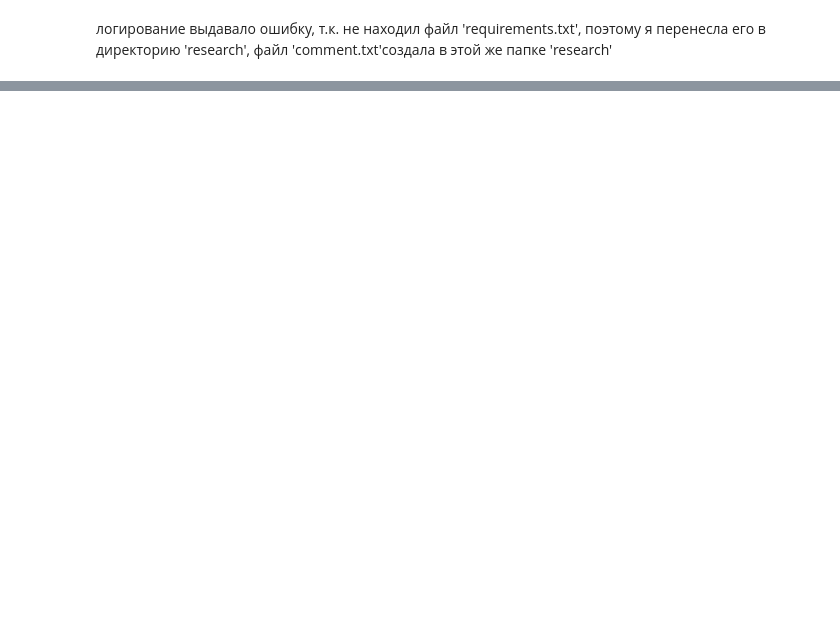
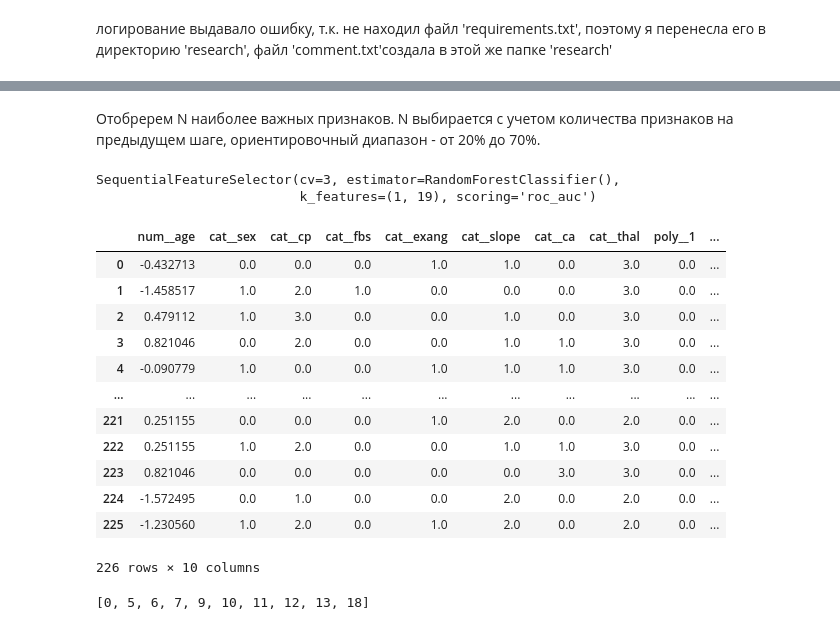
Before and after one commit to ShasherinaAV/lab_IIS, a Jupyter notebook: research/research.ipynb, the cells around one changed output, grey strips where cells are left out. Saved outputs shown, nothing was run; the diff lists cells and outputs as text; code cells hidden in the pictures; blank space fills up the shorter version.

```diff
--- a/research/research.ipynb
+++ b/research/research.ipynb
@@ -263,0 +345,2 @@ array([[1.0000e+00, 5.1000e+01, 1.4200e+02, 2.6010e+03, 7.2420e+03,
+# %% [markdown]
+Отобререм N наиболее важных признаков. N выбирается с учетом количества признаков на предыдущем шаге, ориентировочный диапазон - от 20% до 70%.
@@ -263,0 +356,27 @@ array([[1.0000e+00, 5.1000e+01, 1.4200e+02, 2.6010e+03, 7.2420e+03,
+# %%
+sfs.fit(X_train_copy,y_train)
+# %% [output]
+SequentialFeatureSelector(cv=3, estimator=RandomForestClassifier(),
+                          k_features=(1, 19), scoring='roc_auc')
+# %%
+selected_features_sfs = X_train_copy.loc[:, sfs.k_feature_names_]
+selected_features_sfs
+# %% [output]
+|  | num__age | cat__sex | cat__cp | cat__fbs | cat__exang | cat__slope | cat__ca | cat__thal | poly__1 | ... |
+| 0 | -0.432713 | 0.0 | 0.0 | 0.0 | 1.0 | 1.0 | 0.0 | 3.0 | 0.0 | ... |
+| 1 | -1.458517 | 1.0 | 2.0 | 1.0 | 0.0 | 0.0 | 0.0 | 3.0 | 0.0 | ... |
+| 2 | 0.479112 | 1.0 | 3.0 | 0.0 | 0.0 | 1.0 | 0.0 | 3.0 | 0.0 | ... |
+| 3 | 0.821046 | 0.0 | 2.0 | 0.0 | 0.0 | 1.0 | 1.0 | 3.0 | 0.0 | ... |
+| 4 | -0.090779 | 1.0 | 0.0 | 0.0 | 1.0 | 1.0 | 1.0 | 3.0 | 0.0 | ... |
+| ... | ... | ... | ... | ... | ... | ... | ... | ... | ... | ... |
+| 221 | 0.251155 | 0.0 | 0.0 | 0.0 | 1.0 | 2.0 | 0.0 | 2.0 | 0.0 | ... |
+| 222 | 0.251155 | 1.0 | 2.0 | 0.0 | 0.0 | 1.0 | 1.0 | 3.0 | 0.0 | ... |
+| 223 | 0.821046 | 0.0 | 0.0 | 0.0 | 0.0 | 0.0 | 3.0 | 3.0 | 0.0 | ... |
+| 224 | -1.572495 | 0.0 | 1.0 | 0.0 | 0.0 | 2.0 | 0.0 | 2.0 | 0.0 | ... |
+| 225 | -1.230560 | 1.0 | 2.0 | 0.0 | 1.0 | 2.0 | 0.0 | 2.0 | 0.0 | ... |
+226 rows × 10 columns
+# %%
+rfe_sfs_idx = list(sfs.k_feature_idx_)
+rfe_sfs_idx
+# %% [output]
+[0, 5, 6, 7, 9, 10, 11, 12, 13, 18]
```
Also changed, not shown: parts of 44 cells of this notebook, 10 other files.
